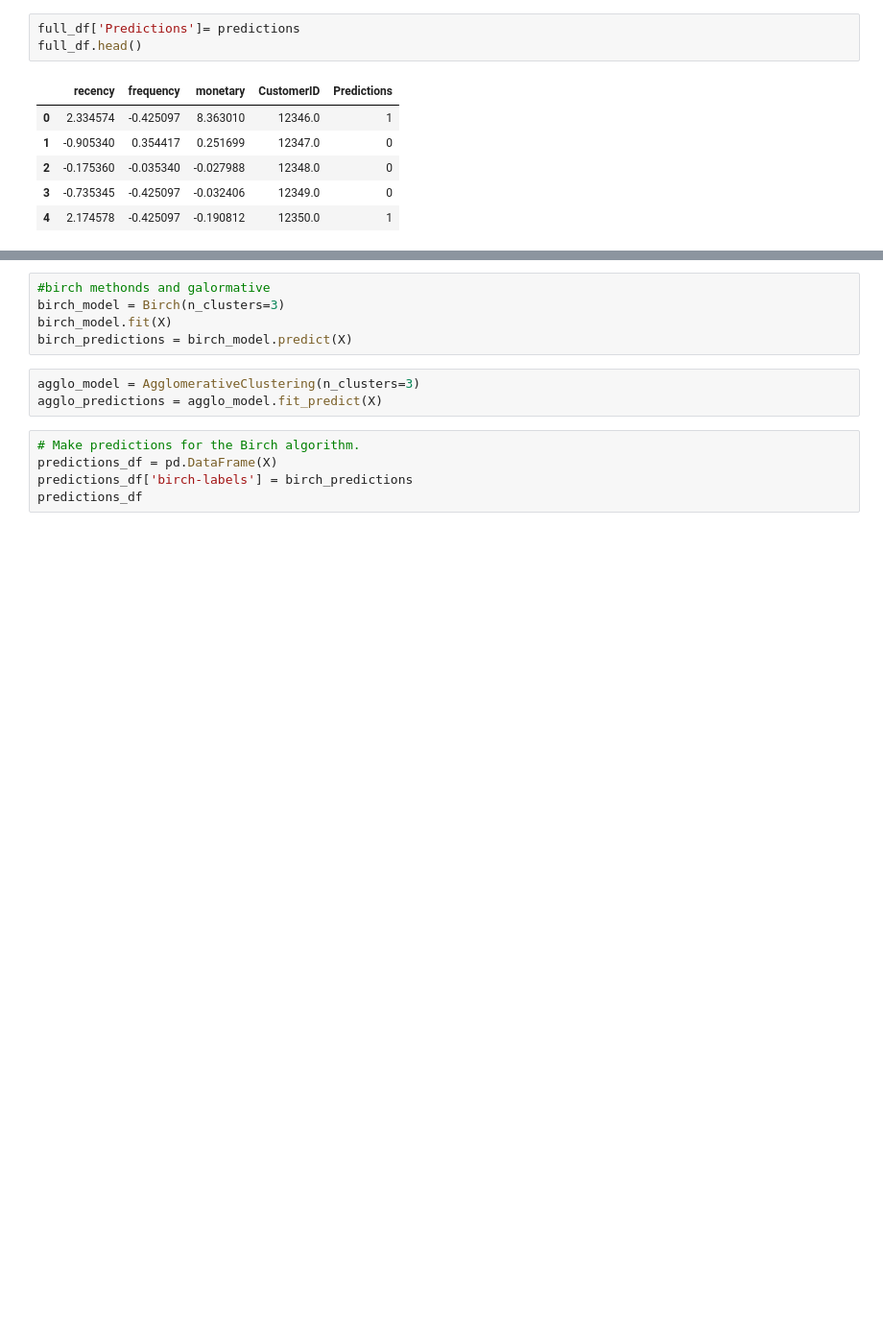
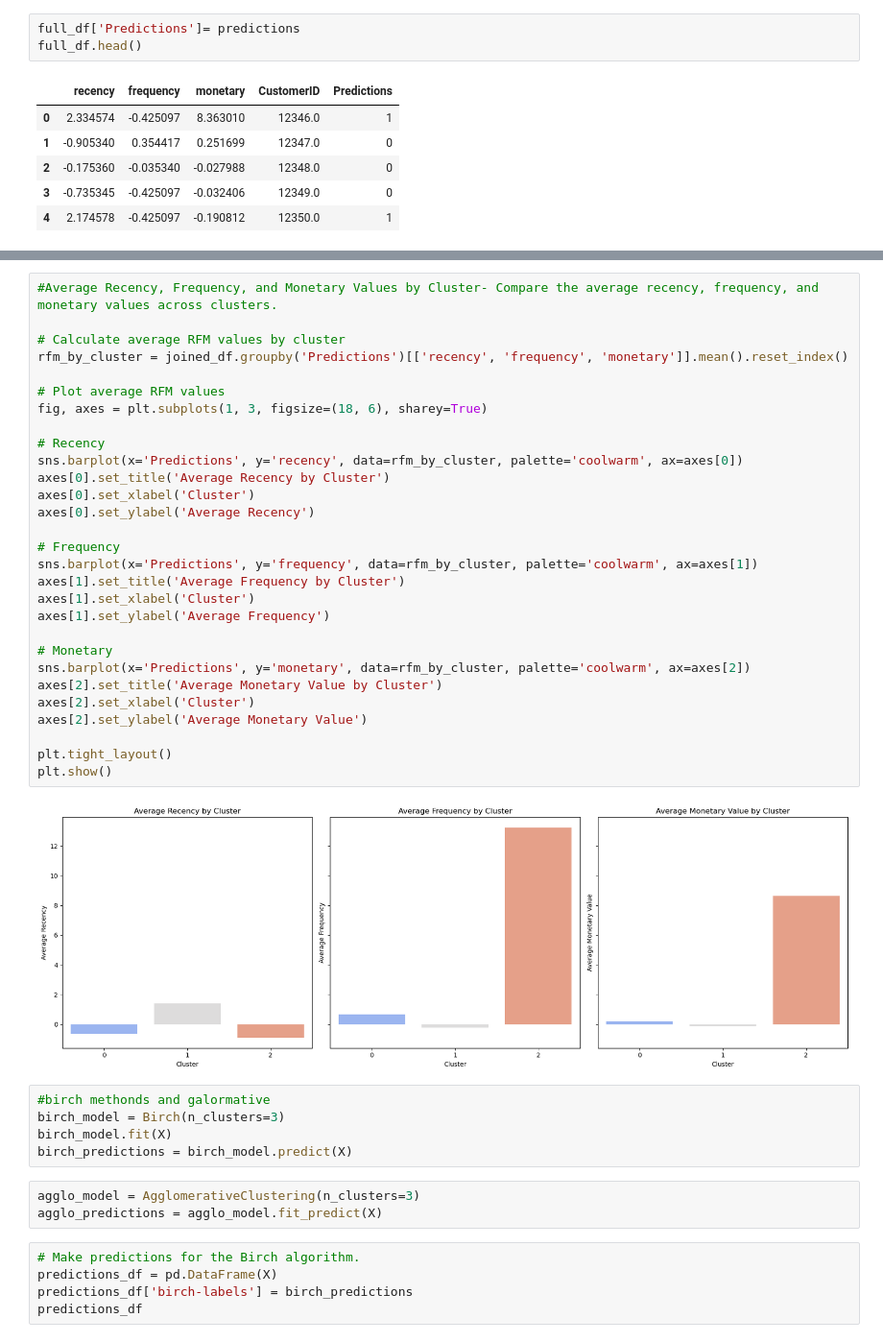
Before and after one commit to ChelseaDolezal/Project-4, a Jupyter notebook: chelsea_project 4v2 copy.ipynb, the cells around one changed output, grey strips where cells are left out. Shown: that part at 96% size. Drawn from its saved outputs; the diff is of its cells as text; blank space fills up the shorter version.

```diff
--- a/chelsea_project 4v2 copy.ipynb
+++ b/chelsea_project 4v2 copy.ipynb
@@ -172,3 +455,34 @@ group0
+# %%
+#Average Recency, Frequency, and Monetary Values by Cluster- Compare the average recency, frequency, and monetary values across clusters.
+
+# Calculate average RFM values by cluster
+rfm_by_cluster = joined_df.groupby('Predictions')[['recency', 'frequency', 'monetary']].mean().reset_index()
+
+# Plot average RFM values
+fig, axes = plt.subplots(1, 3, figsize=(18, 6), sharey=True)
+
+# Recency
+sns.barplot(x='Predictions', y='recency', data=rfm_by_cluster, palette='coolwarm', ax=axes[0])
+axes[0].set_title('Average Recency by Cluster')
+axes[0].set_xlabel('Cluster')
+axes[0].set_ylabel('Average Recency')
+
+# Frequency
+sns.barplot(x='Predictions', y='frequency', data=rfm_by_cluster, palette='coolwarm', ax=axes[1])
+axes[1].set_title('Average Frequency by Cluster')
+axes[1].set_xlabel('Cluster')
+axes[1].set_ylabel('Average Frequency')
+
+# Monetary
+sns.barplot(x='Predictions', y='monetary', data=rfm_by_cluster, palette='coolwarm', ax=axes[2])
+axes[2].set_title('Average Monetary Value by Cluster')
+axes[2].set_xlabel('Cluster')
+axes[2].set_ylabel('Average Monetary Value')
+
+plt.tight_layout()
+plt.show()
+# %% [output]
+[figure, added]
 # %%
 #birch methonds and galormative
 birch_model = Birch(n_clusters=3)
```
Also changed, not shown: parts of 18 cells of this notebook, 1 other file.
